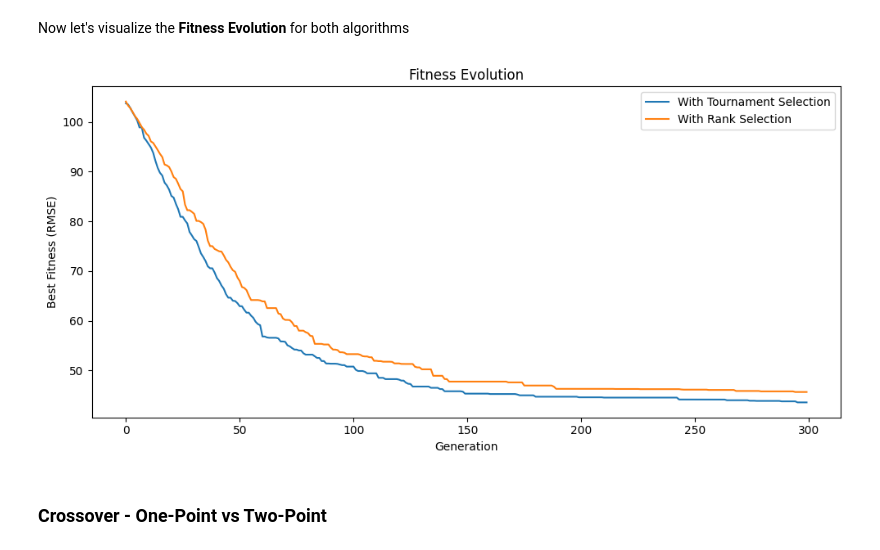
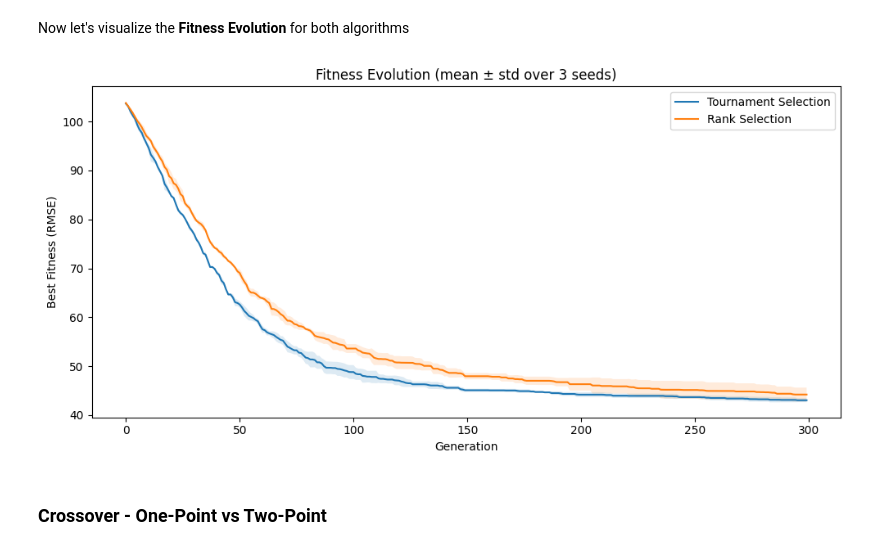
Before and after one commit to Diogo-Alex-Castanheira/Computacional_Intelligence_for_Optimization, a Jupyter notebook: Computacional_Intelligence_for_Optimization/girl_with_pearl.ipynb, the cells around one changed output. Saved outputs shown, nothing was run; the diff lists cells and outputs as text; code cells hidden in the pictures.

```diff
--- a/Computacional_Intelligence_for_Optimization/girl_with_pearl.ipynb
+++ b/Computacional_Intelligence_for_Optimization/girl_with_pearl.ipynb
@@ -299,12 +297,14 @@ Best solution with elitism has fitness: 43.59235763549805
 # %% [markdown]
 #### Fitness Evolution
 # %%
+gens = range(len(GA_NoElite[1]))
 plt.figure(figsize=(10, 5))
-plt.plot(GA_NoElite[1], label='Without Elitism')
-plt.plot(GA_Elite[1], label='With Elitism')
+for result, label in [(GA_NoElite, 'Without Elitism'), (GA_Elite, 'With Elitism')]:
+    plt.plot(gens, result[1], label=label)
+    plt.fill_between(gens, result[1] - result[2], result[1] + result[2], alpha=0.15)
 plt.xlabel('Generation')
 plt.ylabel('Best Fitness (RMSE)')
-plt.title('Fitness Evolution')
+plt.title(f'Fitness Evolution (mean ± std over {len(SEEDS)} seeds)')
 plt.legend()
 plt.tight_layout()
 plt.savefig('output/fitness_evolution.png', bbox_inches='tight')
@@ -331,17 +332,19 @@ plt.show()
 # %% [markdown]
 Let's put both graphs side by side and let's take some conclusions
 # %%
+gens = range(len(GA_NoElite[1]))
 fig, axes = plt.subplots(1, 2, figsize=(14, 4))
 
-axes[0].plot(GA_NoElite[3], label='Without Elitism')
-axes[0].plot(GA_Elite[3], label='With Elitism')
+axes[0].plot(gens, GA_NoElite[3], label='Without Elitism')
+axes[0].plot(gens, GA_Elite[3], label='With Elitism')
 axes[0].set_xlabel('Generation')
 axes[0].set_ylabel('Avg Pairwise Distance')
 axes[0].set_title('Population Diversity')
 axes[0].legend()
 
-axes[1].plot(GA_NoElite[1], label='Without Elitism')
-axes[1].plot(GA_Elite[1], label='With Elitism')
+for result, label in [(GA_NoElite, 'Without Elitism'), (GA_Elite, 'With Elitism')]:
+    axes[1].plot(gens, result[1], label=label)
+    axes[1].fill_between(gens, result[1] - result[2], result[1] + result[2], alpha=0.15)
 axes[1].set_xlabel('Generation')
 axes[1].set_ylabel('Best Fitness (RMSE)')
 axes[1].set_title('Fitness Evolution')
@@ -474,18 +432,20 @@ Best solution with rank selection has fitness: 45.67909622192383
 # %% [markdown]
 Now let's visualize the **Fitness Evolution** for both algorithms
 # %%
+gens = range(len(GA_Tournament[1]))
 plt.figure(figsize=(10, 5))
-plt.plot(GA_Tournament[1], label='With Tournament Selection')
-plt.plot(GA_Rank[1], label='With Rank Selection')
+for result, label in [(GA_Tournament, 'Tournament Selection'), (GA_Rank, 'Rank Selection')]:
+    plt.plot(gens, result[1], label=label)
+    plt.fill_between(gens, result[1] - result[2], result[1] + result[2], alpha=0.15)
 plt.xlabel('Generation')
 plt.ylabel('Best Fitness (RMSE)')
-plt.title('Fitness Evolution')
+plt.title(f'Fitness Evolution (mean ± std over {len(SEEDS)} seeds)')
 plt.legend()
 plt.tight_layout()
 plt.savefig('output/tournament_vs_rank.png', bbox_inches='tight')
 plt.show()
 # %% [output]
-[figure, old version]
+[figure, new version]
 # %% [markdown]
 ### Crossover - One-Point vs Two-Point
 # %% [markdown]
```
Also changed, not shown: parts of 28 cells of this notebook, 14 other files.
